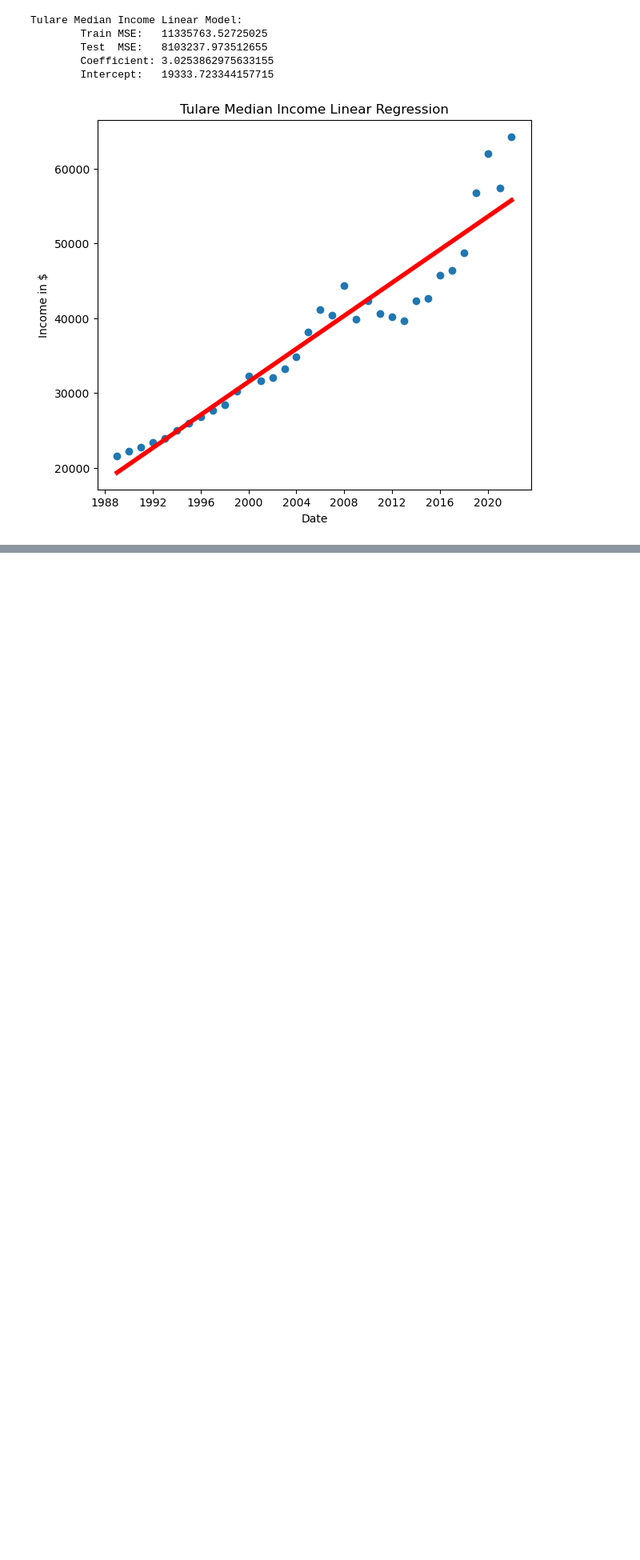
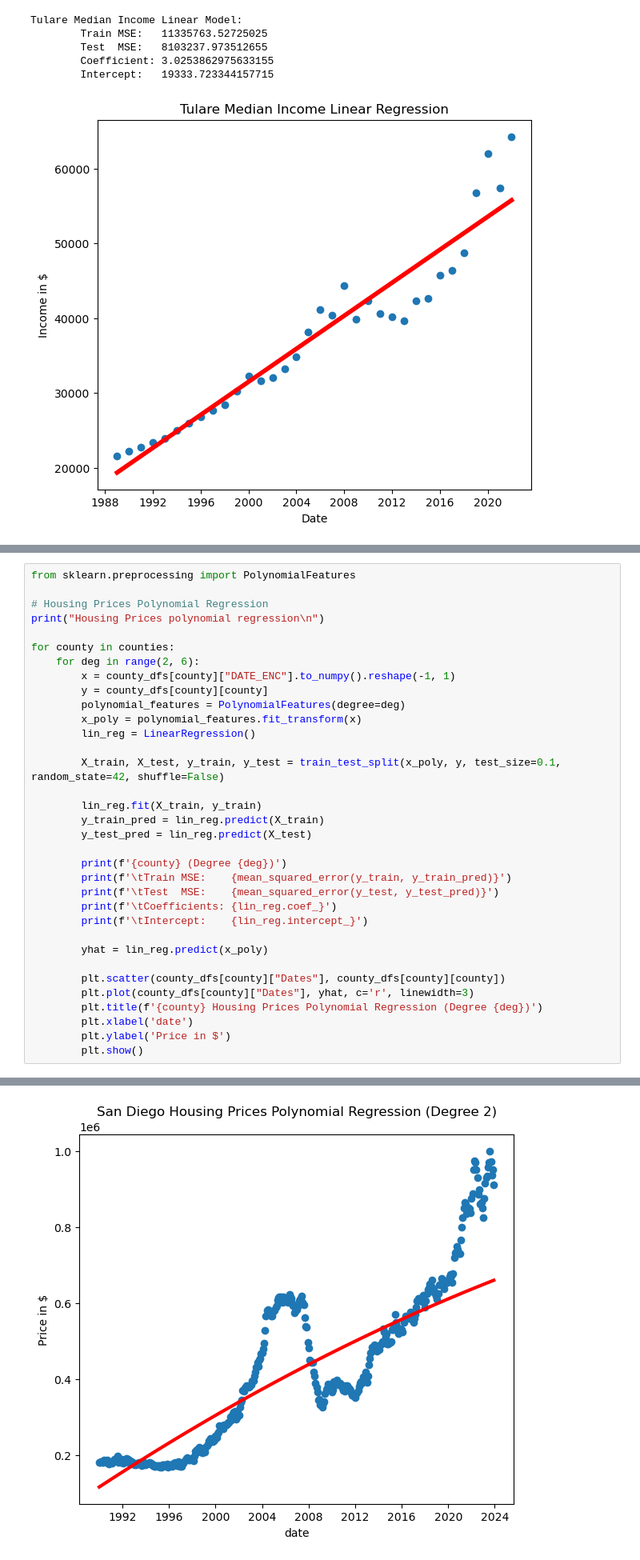
Before and after one commit to RamtinTJB/CSE151A-Project, a Jupyter notebook: notebook.ipynb, the cells around one changed output, grey strips where cells are left out. Shown at 80% size. Cells and saved outputs as stored; diff of their text form; blank space fills up the shorter version.

```diff
--- a/notebook.ipynb
+++ b/notebook.ipynb
@@ -440,0 +445,35 @@ Tulare Median Income Linear Model:
+# %%
+from sklearn.preprocessing import PolynomialFeatures
+
+# Housing Prices Polynomial Regression
+print("Housing Prices polynomial regression\n")
+
+for county in counties:
+    for deg in range(2, 6):
+        x = county_dfs[county]["DATE_ENC"].to_numpy().reshape(-1, 1)
+        y = county_dfs[county][county]
+        polynomial_features = PolynomialFeatures(degree=deg)
+        x_poly = polynomial_features.fit_transform(x)
+        lin_reg = LinearRegression()
+
+        X_train, X_test, y_train, y_test = train_test_split(x_poly, y, test_size=0.1, random_state=42, shuffle=False)
+
+        lin_reg.fit(X_train, y_train)
+        y_train_pred = lin_reg.predict(X_train)
+        y_test_pred = lin_reg.predict(X_test)
+
+        print(f'{county} (Degree {deg})')
+        print(f'\tTrain MSE:    {mean_squared_error(y_train, y_train_pred)}')
+        print(f'\tTest  MSE:    {mean_squared_error(y_test, y_test_pred)}')
+        print(f'\tCoefficients: {lin_reg.coef_}')
+        print(f'\tIntercept:    {lin_reg.intercept_}')
+
+        yhat = lin_reg.predict(x_poly)
+
+        plt.scatter(county_dfs[county]["Dates"], county_dfs[county][county])
+        plt.plot(county_dfs[county]["Dates"], yhat, c='r', linewidth=3)
+        plt.title(f'{county} Housing Prices Polynomial Regression (Degree {deg})')
+        plt.xlabel('date')
+        plt.ylabel('Price in $')
+        plt.show()
+# %% [output]
@@ -440,0 +487 @@ Tulare Median Income Linear Model:
+[figure, added]
```
Also changed, not shown: parts of 7 cells of this notebook.
